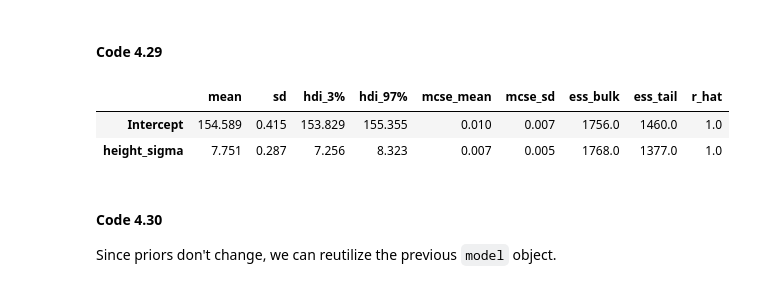
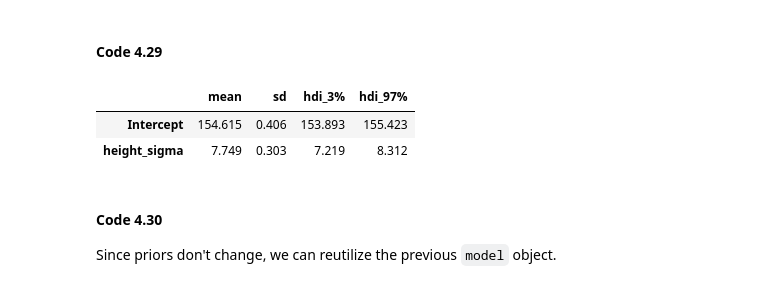
Before and after one commit to bambinos/educational-resources, a Jupyter notebook: Rethinking/Chp_04.ipynb, the cells around one changed output. Cells and saved outputs as stored; diff of their text form; code cells hidden in the pictures.

```diff
--- a/Rethinking/Chp_04.ipynb
+++ b/Rethinking/Chp_04.ipynb
@@ -289,8 +289,8 @@ priors = {
     'Intercept': bmb.Prior('Normal', mu=178, sd=20),
     'height_sigma': bmb.Prior('Uniform', lower=0, upper=50)
 }
-model = bmb.Model('height ~ 1', d2, priors=priors)
-results = model.fit()
+model_4_1 = bmb.Model('height ~ 1', d2, priors=priors)
+results_4_1 = model_4_1.fit()
 # %% [output]
 Auto-assigning NUTS sampler...
 Initializing NUTS using jitter+adapt_diag...
@@ -301,11 +301,11 @@ Sampling 2 chains for 1_000 tune and 1_000 draw iterations (2_000 + 2_000 draws
 # %% [markdown]
 #### Code 4.29
 # %%
-az.summary(results)
+az.summary(results_4_1, kind="stats")
 # %% [output]
-|  | mean | sd | hdi_3% | hdi_97% | mcse_mean | mcse_sd | ess_bulk | ess_tail | r_hat |
-| Intercept | 154.589 | 0.415 | 153.829 | 155.355 | 0.010 | 0.007 | 1756.0 | 1460.0 | 1.0 |
-| height_sigma | 7.751 | 0.287 | 7.256 | 8.323 | 0.007 | 0.005 | 1768.0 | 1377.0 | 1.0 |
+|  | mean | sd | hdi_3% | hdi_97% |
+| Intercept | 154.615 | 0.406 | 153.893 | 155.423 |
+| height_sigma | 7.749 | 0.303 | 7.219 | 8.312 |
 # %% [markdown]
 #### Code 4.30
 Since priors don't change, we can reutilize the previous `model` object.
```
Also changed, not shown: parts of 77 cells of this notebook.
